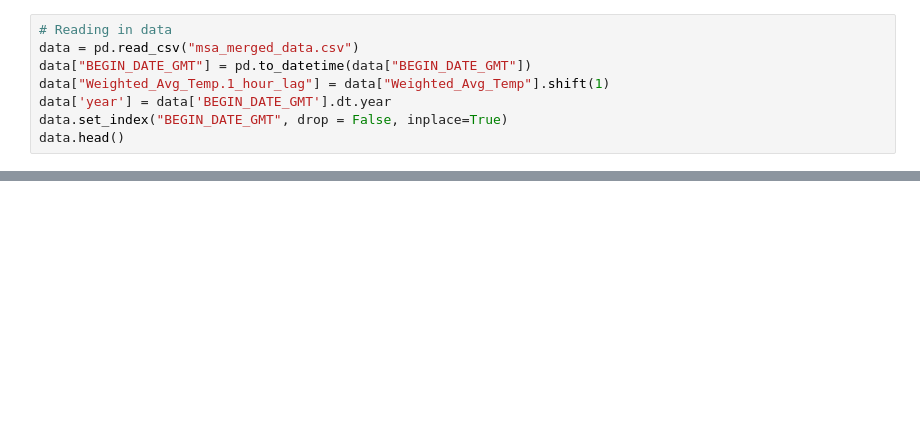
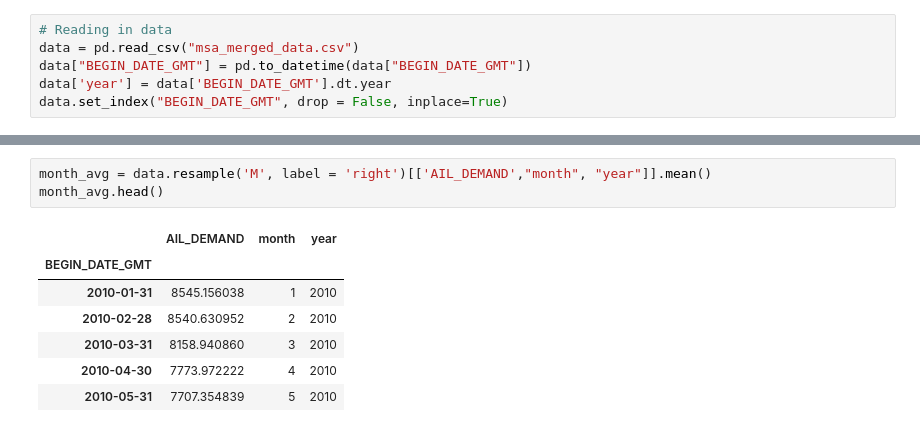
Before and after one commit to plklinh/ECON599_Team1_AlbertaElectricityConsumption, a Jupyter notebook: datavisual.ipynb, the cells around one changed output, grey strips where cells are left out. Cells and saved outputs as stored; diff of their text form; blank space fills up the shorter version.

```diff
--- a/datavisual.ipynb
+++ b/datavisual.ipynb
@@ -22,7 +16,5 @@ from fbprophet.serialize import model_to_json, model_from_json
 # Reading in data
 data = pd.read_csv("msa_merged_data.csv")
 data["BEGIN_DATE_GMT"] = pd.to_datetime(data["BEGIN_DATE_GMT"])
-data["Weighted_Avg_Temp.1_hour_lag"] = data["Weighted_Avg_Temp"].shift(1)
 data['year'] = data['BEGIN_DATE_GMT'].dt.year
 data.set_index("BEGIN_DATE_GMT", drop = False, inplace=True)
-data.head()
@@ -60,0 +43,11 @@ Name: Weighted_Avg_Temp, Length: 96401, dtype: float64
+# %%
+month_avg = data.resample('M', label = 'right')[['AIL_DEMAND',"month", "year"]].mean()
+month_avg.head()
+# %% [output]
+|  | AIL_DEMAND | month | year |
+| BEGIN_DATE_GMT |  |  |  |
+| 2010-01-31 | 8545.156038 | 1 | 2010 |
+| 2010-02-28 | 8540.630952 | 2 | 2010 |
+| 2010-03-31 | 8158.940860 | 3 | 2010 |
+| 2010-04-30 | 7773.972222 | 4 | 2010 |
+| 2010-05-31 | 7707.354839 | 5 | 2010 |
```
Also changed, not shown: parts of 14 cells of this notebook.
